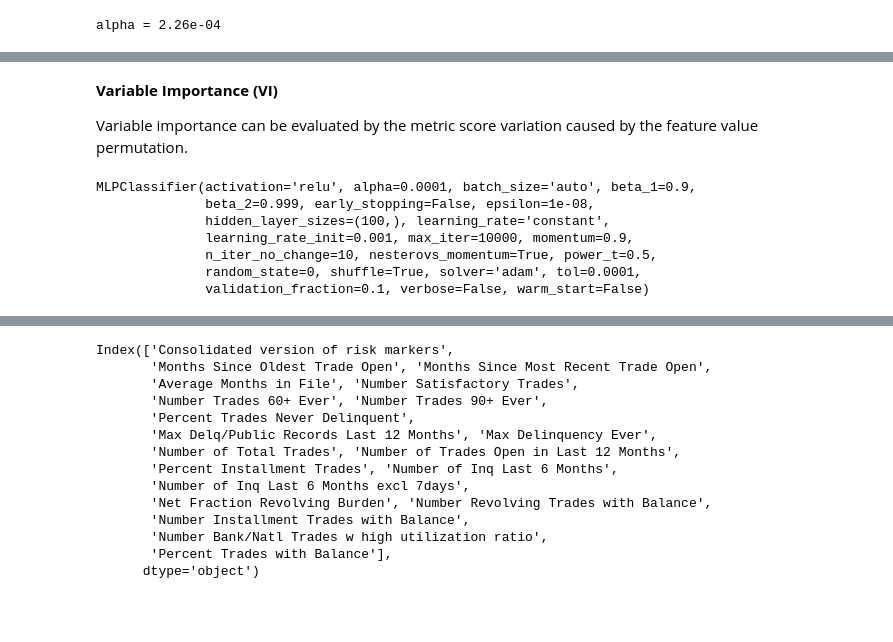
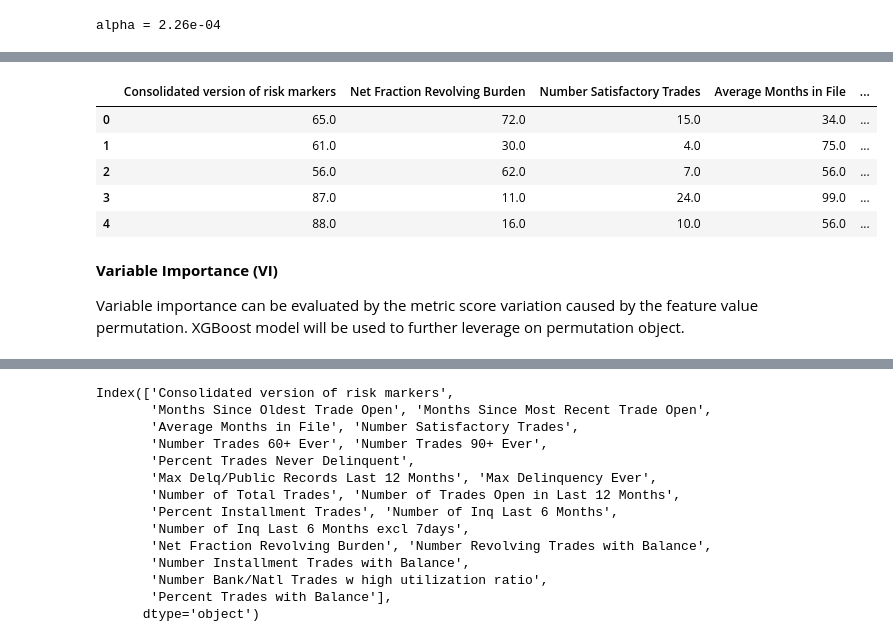
Before and after one commit to choijaewon959/HELOC-RiskFlag-Prediction, a Jupyter notebook: HELOC Risk Flag Prediction.ipynb, the cells around one changed output, grey strips where cells are left out. Saved outputs shown, nothing was run; the diff lists cells and outputs as text; code cells hidden in the pictures; blank space fills up the shorter version.

```diff
--- a/HELOC Risk Flag Prediction.ipynb
+++ b/HELOC Risk Flag Prediction.ipynb
@@ -544,18 +552,19 @@ One interesting observation is that "Percent Trades with Balance" begins to have
+# %%
+features_by_lasso = ["Consolidated version of risk markers", "Net Fraction Revolving Burden", "Number Satisfactory Trades",
+                     "Average Months in File", "Number of Inq Last 6 Months", "Number Bank/Natl Trades w high utilization ratio",
+                     "Months Since Oldest Trade Open", "Percent Trades Never Delinquent", "Max Delq/Public Records Last 12 Months",
+                     "Max Delinquency Ever"]
+
+X_train_lasso = X_train[features_by_lasso]
+X_train_lasso.head()
+# %% [output]
+|  | Consolidated version of risk markers | Net Fraction Revolving Burden | Number Satisfactory Trades | Average Months in File | ... |
+| 0 | 65.0 | 72.0 | 15.0 | 34.0 | ... |
+| 1 | 61.0 | 30.0 | 4.0 | 75.0 | ... |
+| 2 | 56.0 | 62.0 | 7.0 | 56.0 | ... |
+| 3 | 87.0 | 11.0 | 24.0 | 99.0 | ... |
+| 4 | 88.0 | 16.0 | 10.0 | 56.0 | ... |
 # %% [markdown]
 **Variable Importance (VI)**
 
-Variable importance can be evaluated by the metric score variation caused by the feature value permutation.
+Variable importance can be evaluated by the metric score variation caused by the feature value permutation. XGBoost model will be used to further leverage on permutation object.
-# %%
-# fit a multiple layer percepton (neural network)
-from sklearn.neural_network import MLPClassifier
-
-clf = MLPClassifier(max_iter=10000, random_state=0)
-clf.fit(X_train_scaled, y_train)
-# %% [output]
-MLPClassifier(activation='relu', alpha=0.0001, batch_size='auto', beta_1=0.9,
-              beta_2=0.999, early_stopping=False, epsilon=1e-08,
-              hidden_layer_sizes=(100,), learning_rate='constant',
-              learning_rate_init=0.001, max_iter=10000, momentum=0.9,
-              n_iter_no_change=10, nesterovs_momentum=True, power_t=0.5,
-              random_state=0, shuffle=True, solver='adam', tol=0.0001,
-              validation_fraction=0.1, verbose=False, warm_start=False)
```
Also changed, not shown: parts of 16 cells of this notebook.
